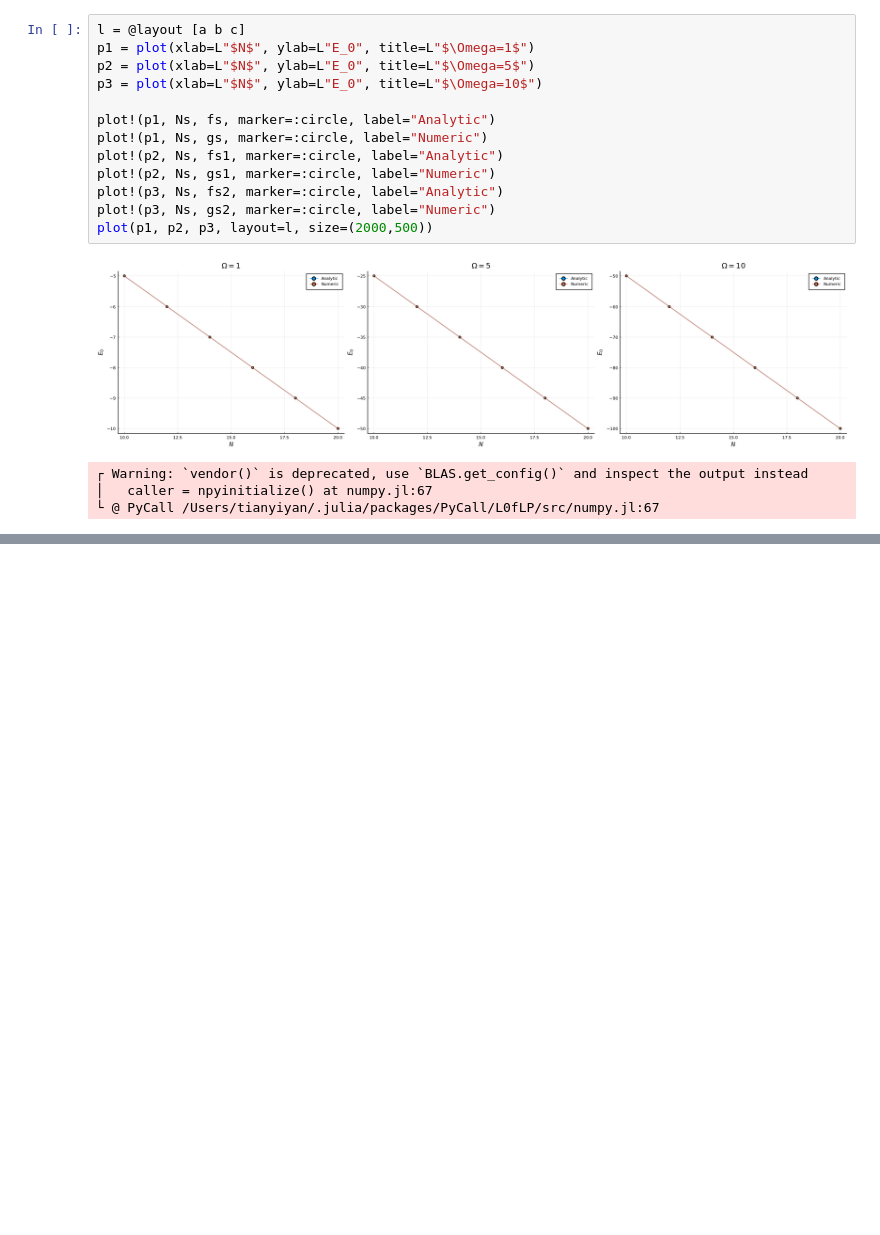
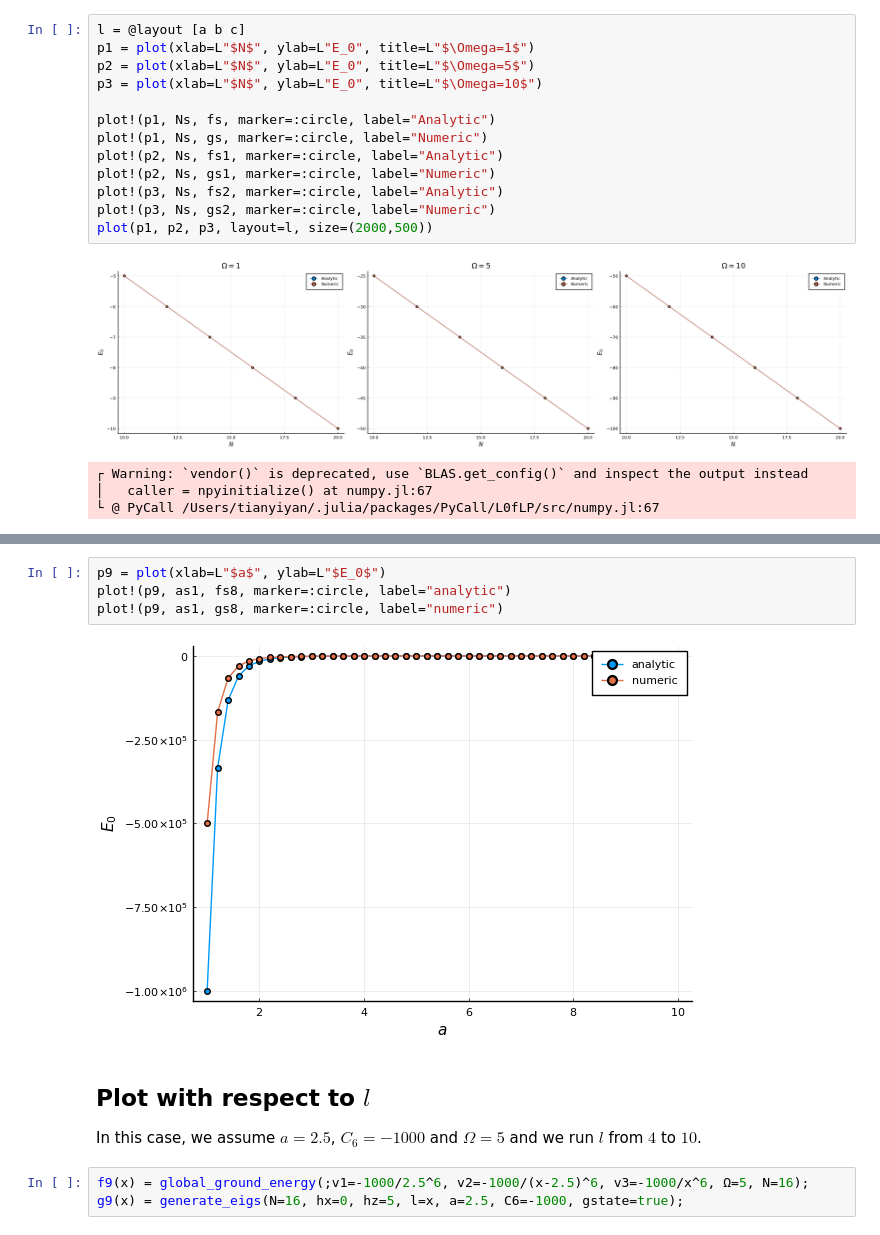
Before and after one commit to coolgas/QuantumIsing, a Jupyter notebook: superlattice.ipynb, the cells around one changed output, grey strips where cells are left out. Drawn from its saved outputs; the diff is of its cells as text; blank space fills up the shorter version.

```diff
--- a/superlattice.ipynb
+++ b/superlattice.ipynb
@@ -75,0 +164,12 @@ plot!(p2, as, gs, marker=:circle, label="numeric")
+# %%
+p9 = plot(xlab=L"$a$", ylab=L"$E_0$")
+plot!(p9, as1, fs8, marker=:circle, label="analytic")
+plot!(p9, as1, gs8, marker=:circle, label="numeric")
+# %% [output]
+[figure, added]
+# %% [markdown]
+## Plot with respect to $l$
+In this case, we assume $a=2.5$, $C_6=-1000$ and $\Omega=5$ and we run $l$ from $4$ to $10$.
+# %%
+f9(x) = global_ground_energy(;v1=-1000/2.5^6, v2=-1000/(x-2.5)^6, v3=-1000/x^6, Ω=5, N=16);
+g9(x) = generate_eigs(N=16, hx=0, hz=5, l=x, a=2.5, C6=-1000, gstate=true);
```
Also changed, not shown: parts of 29 cells of this notebook.
